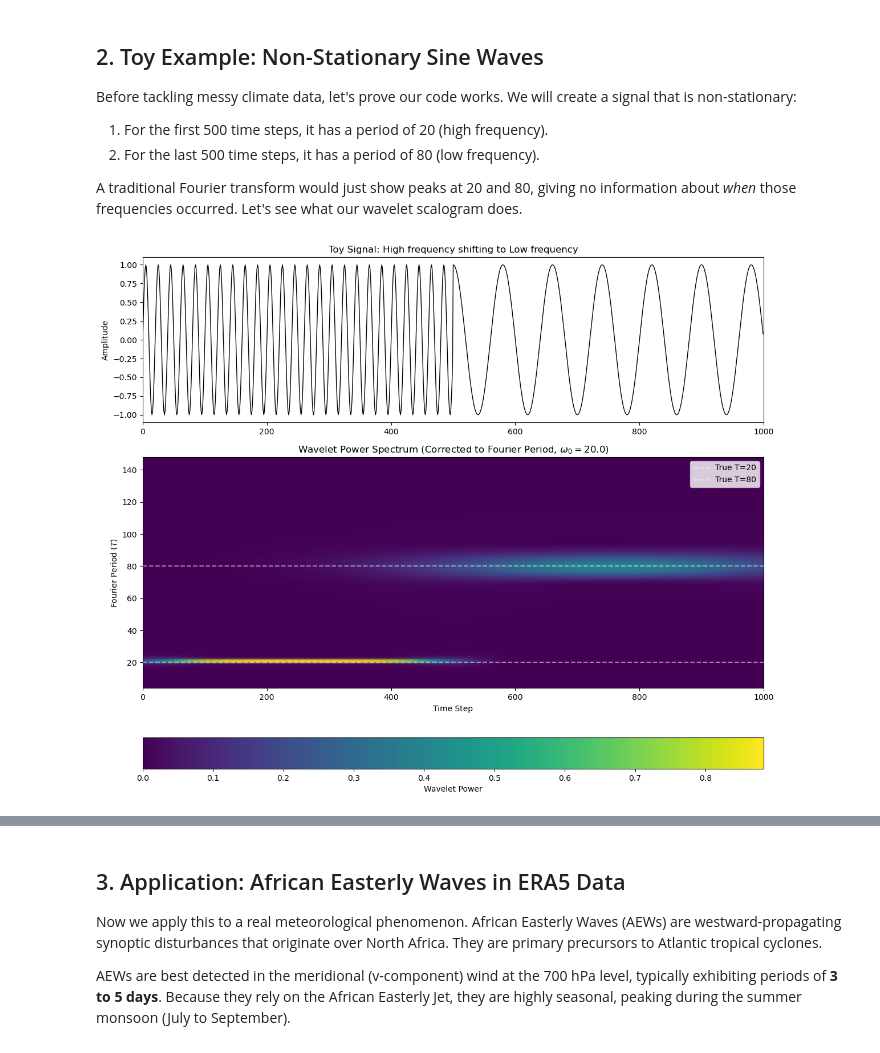
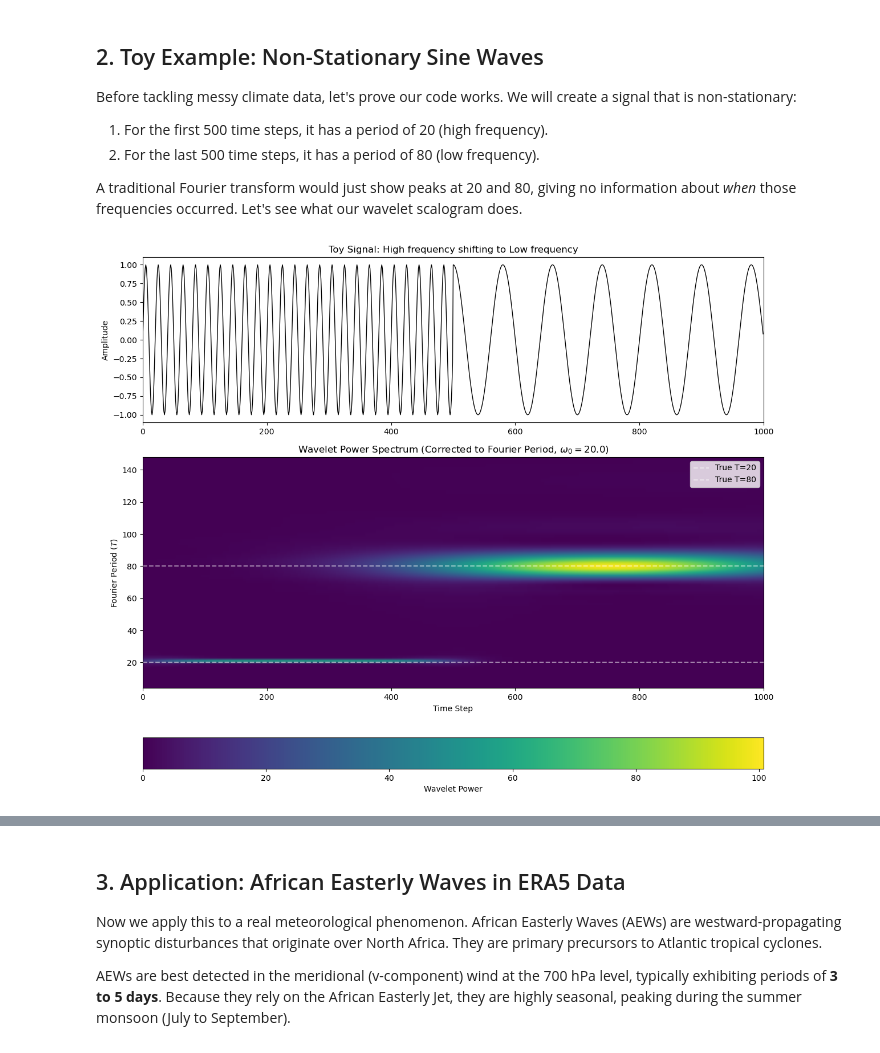
Before and after one commit to adriantompkins/climate-book, a Jupyter notebook: notebooks/part2_cda/climdata_wavelet_analysis.ipynb, the cells around one changed output, grey strips where cells are left out. Saved outputs shown, nothing was run; the diff lists cells and outputs as text; code cells hidden in the pictures.

```diff
--- a/notebooks/part2_cda/climdata_wavelet_analysis.ipynb
+++ b/notebooks/part2_cda/climdata_wavelet_analysis.ipynb
@@ -471,38 +472,38 @@ power_toy = np.abs(cwt_toy)**2
 # We divide by 'scales' because Power (amplitude squared)
 # needs an s^1 correction to offset the sqrt(s) used in the CWT.
 #for i in range(len(scales_toy)):
-    power_toy[i, :] = power_toy[i, :] / scales_toy[i]
+#    power_toy[i, :] = power_toy[i, :] / scales_toy[i]
 
 # --- PLOTTING ---
 fig, (ax1, ax2) = plt.subplots(2, 1, figsize=(12, 10), gridspec_kw={'height_ratios': [1, 2]})
 
 # Top Panel: Signal
 ax1.plot(t_toy, signal, color='black', lw=1)
 ax1.set_title('Toy Signal: High frequency shifting to Low frequency')
 ax1.set_ylabel('Amplitude')
 ax1.set_xlim(0, npt)
 
 # Bottom Panel: Scalogram (using Periods instead of raw scales)
 im = ax2.imshow(power_toy,
                 extent=[0, npt, periods_toy[0], periods_toy[-1]],
                 aspect='auto', cmap='viridis', interpolation='bilinear',
                 origin='lower') # origin='lower' keeps periods increasing upwards
 
 ax2.set_title(f'Wavelet Power Spectrum (Corrected to Fourier Period, $\omega_0={w0}$)')
 ax2.set_ylabel('Fourier Period ($T$)')
 ax2.set_xlabel('Time Step')
 
 # Add indicator lines for the true periods (20 and 80)
 ax2.axhline(20, color='white', linestyle='--', alpha=0.5, label='True T=20')
 ax2.axhline(80, color='white', linestyle='--', alpha=0.5, label='True T=80')
 ax2.legend()
 
 fig.colorbar(im, ax=ax2, orientation='horizontal', label='Wavelet Power', pad=0.15)
 
 plt.tight_layout()
 plt.show()
 # %% [output]
-[figure, old version]
+[figure, new version]
 # %% [markdown]
 Notice how clearly the scalogram identifies both the exact period of the waves and the exact time step (500) where the regime shifts!
 
```
Also changed, not shown: parts of 6 cells of this notebook.
